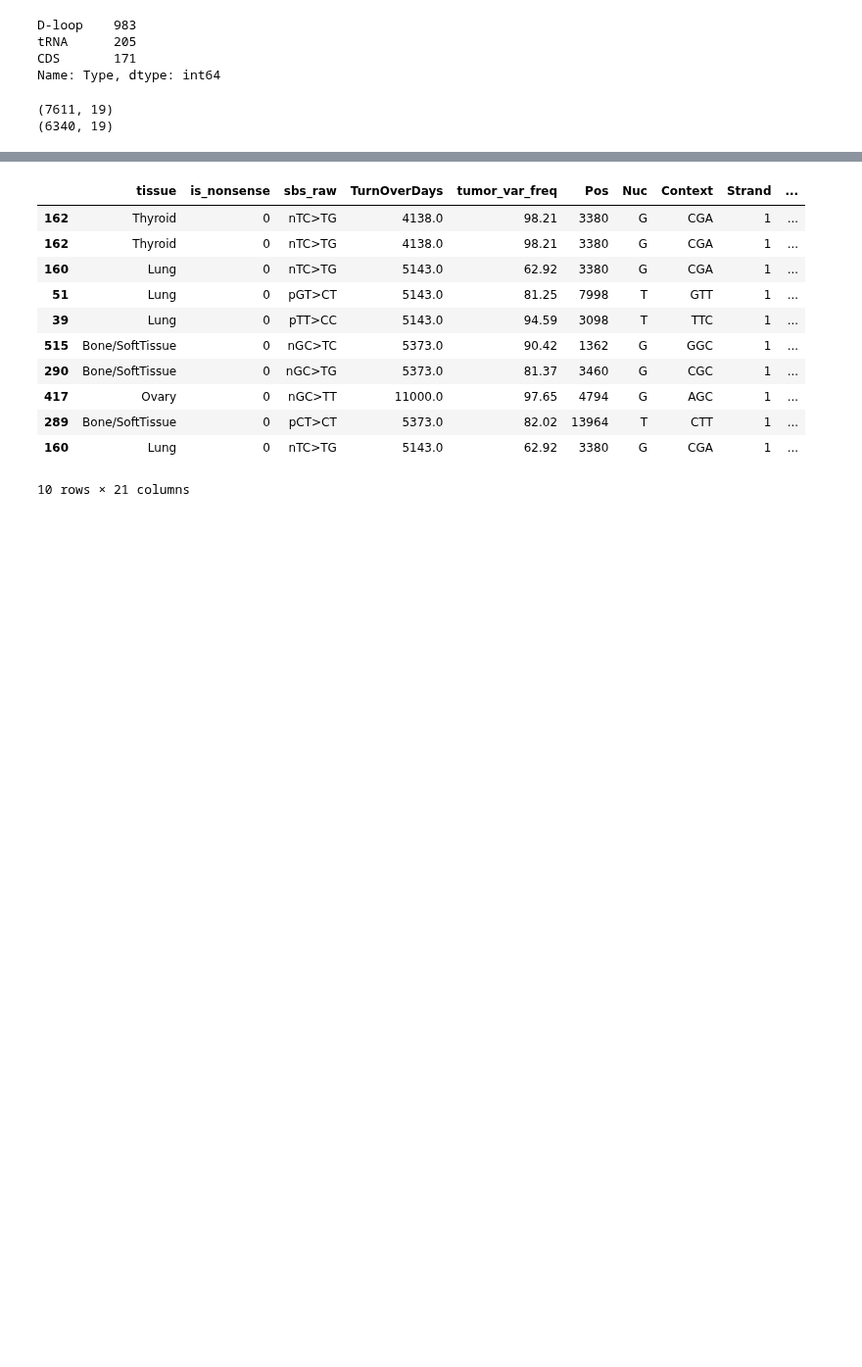
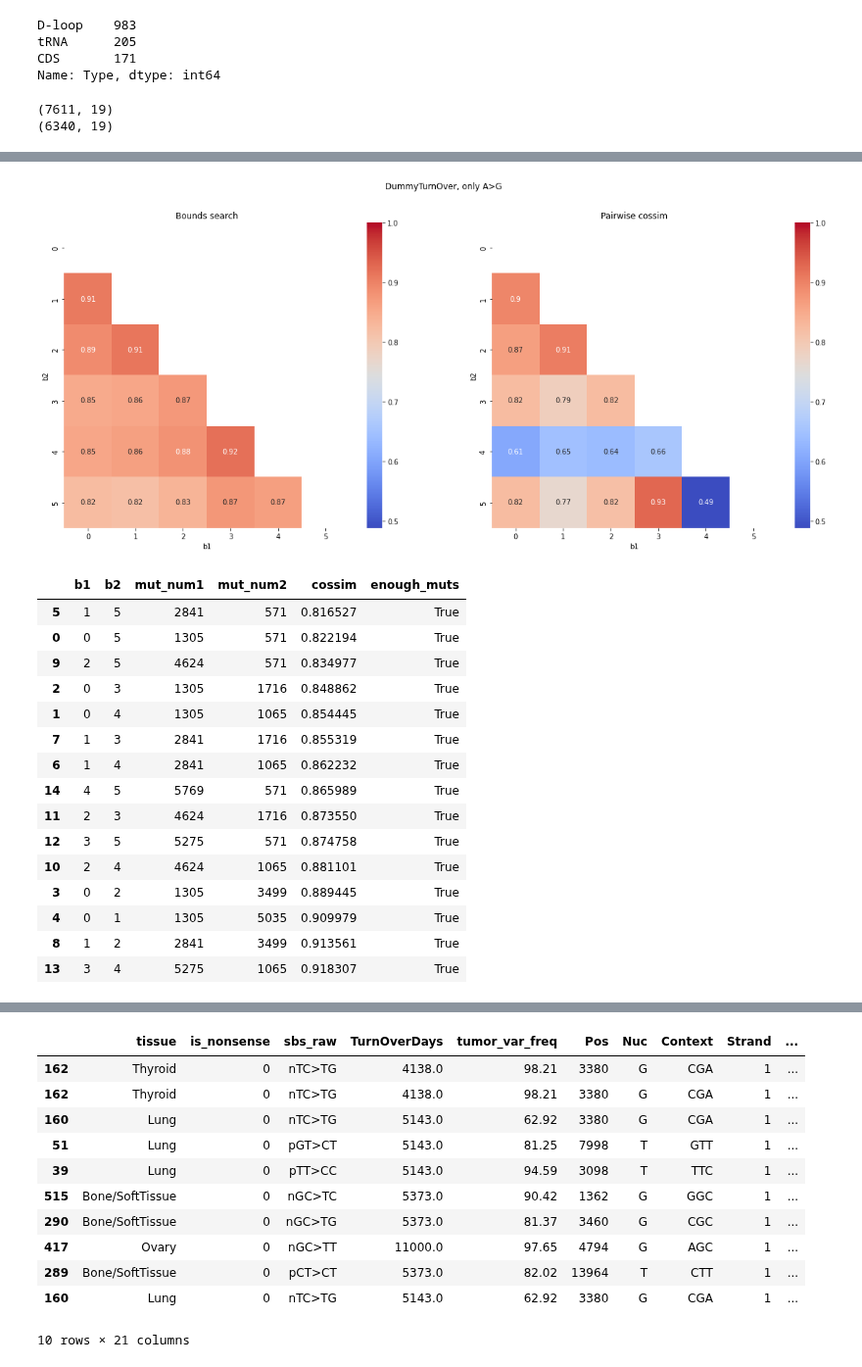
Before and after one commit to mitoclub/Signatures, a Jupyter notebook: notebooks/cancer_calc_ms.ipynb, the cells around one changed output, grey strips where cells are left out. Shown at 98% size. Cells and saved outputs as stored; diff of their text form; code cells hidden in the pictures; blank space fills up the shorter version.

```diff
--- a/notebooks/cancer_calc_ms.ipynb
+++ b/notebooks/cancer_calc_ms.ipynb
@@ -711,0 +812,20 @@ cossim = 0.881
+# %%
+splitting_macine("DummyTurnOver", sbs="A>G")
+# %% [output]
+[figure, added]
+|  | b1 | b2 | mut_num1 | mut_num2 | cossim | enough_muts |
+| 5 | 1 | 5 | 2841 | 571 | 0.816527 | True |
+| 0 | 0 | 5 | 1305 | 571 | 0.822194 | True |
+| 9 | 2 | 5 | 4624 | 571 | 0.834977 | True |
+| 2 | 0 | 3 | 1305 | 1716 | 0.848862 | True |
+| 1 | 0 | 4 | 1305 | 1065 | 0.854445 | True |
+| 7 | 1 | 3 | 2841 | 1716 | 0.855319 | True |
+| 6 | 1 | 4 | 2841 | 1065 | 0.862232 | True |
+| 14 | 4 | 5 | 5769 | 571 | 0.865989 | True |
+| 11 | 2 | 3 | 4624 | 1716 | 0.873550 | True |
+| 12 | 3 | 5 | 5275 | 571 | 0.874758 | True |
+| 10 | 2 | 4 | 4624 | 1065 | 0.881101 | True |
+| 3 | 0 | 2 | 1305 | 3499 | 0.889445 | True |
+| 4 | 0 | 1 | 1305 | 5035 | 0.909979 | True |
+| 8 | 1 | 2 | 2841 | 3499 | 0.913561 | True |
+| 13 | 3 | 4 | 5275 | 1065 | 0.918307 | True |
```
Also changed, not shown: parts of 23 cells of this notebook.
